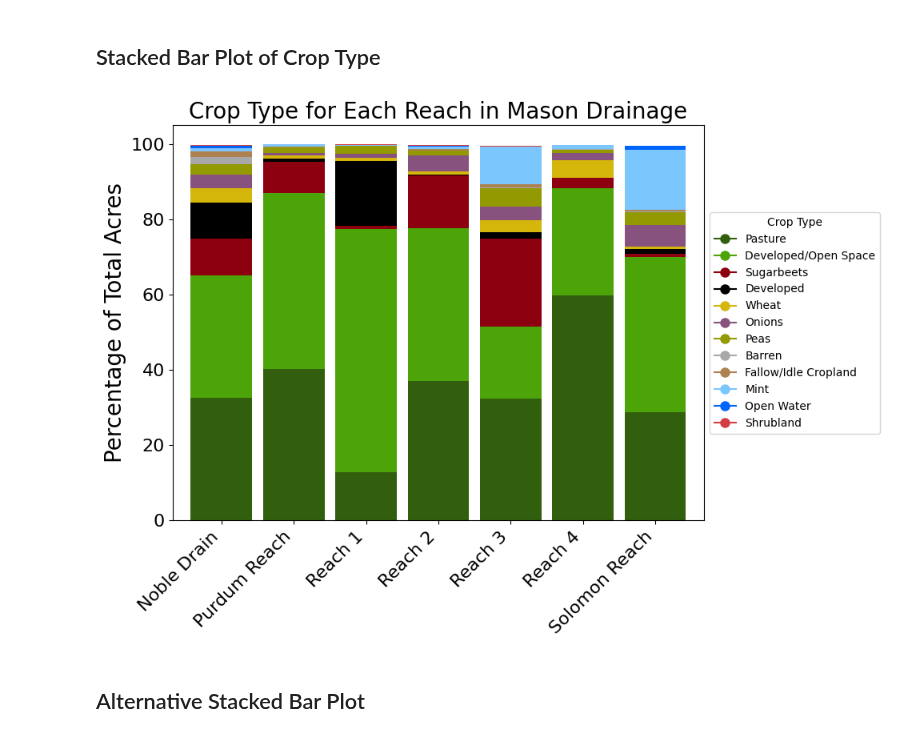
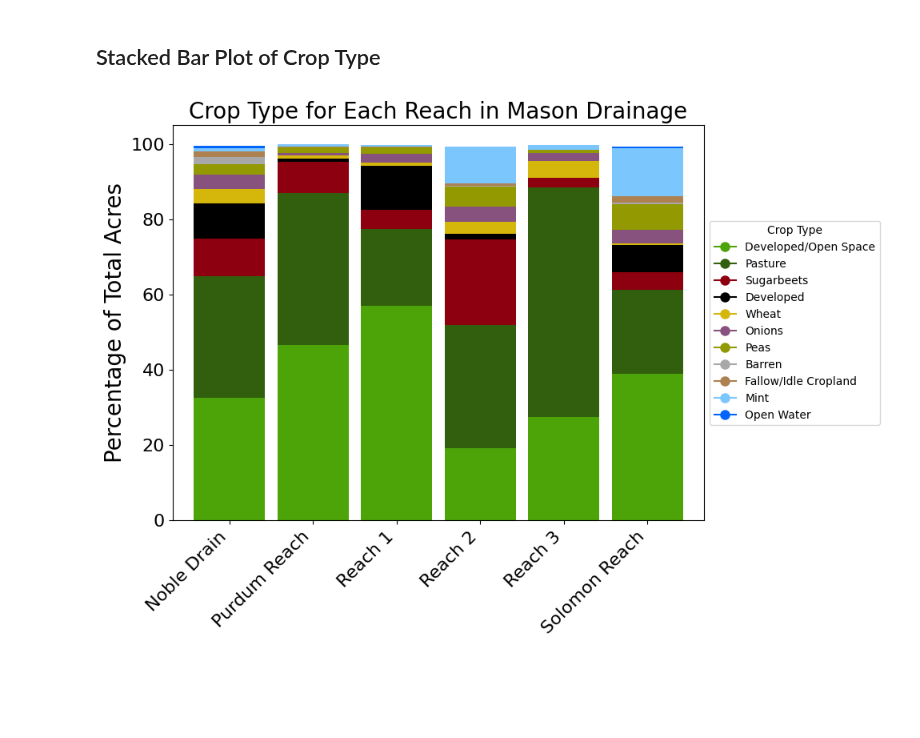
Before and after one commit to carlibeisel/mason_water_budget, a Jupyter notebook: reach_croptype.ipynb, the cells around one changed output. Saved outputs shown, nothing was run; the diff lists cells and outputs as text; code cells hidden in the pictures; blank space fills up the shorter version.

```diff
--- a/reach_croptype.ipynb
+++ b/reach_croptype.ipynb
@@ -58,9 +58,9 @@ Drive already mounted at /content/drive; to attempt to forcibly remount, call dr
 #   Mask to Reach Shapefile    #
 # ---------------------------- #
 
-reaches = gpd.read_file('/content/drive/MyDrive/Data/Mason/data_input/reach_shapefile/Reach_Final/Reach_Final.shp')
+reaches = gpd.read_file('/content/drive/MyDrive/Data/Mason Water Budget/data_input/reach_shapefile/Reaches_Final_1209/Reach_Final.shp')
 years = list(range(2014, 2024))
-cdl_files = [f'/content/drive/MyDrive/Data/Mason/data_input/land_cover/mason_cdl/mason{year}.tif' for year in years]
+cdl_files = [f'/content/drive/MyDrive/Data/Mason Water Budget/data_input/land_cover/mason_cdl/mason{year}.tif' for year in years]
 
 # Output directory
 output_dir = '/content/drive/MyDrive/Data/Mason/data_input/land_cover/masked/'
@@ -73,7 +73,7 @@ reaches = reaches.to_crs(data[0].crs)  # Reproject reach shapefile to match rast
 
 # Loop through each reach and each year of CDL data
 for i, row in reaches.iterrows():
-    feature_name = row['Name']  # Reach name
+    feature_name = row['Reach']  # Reach name
     geometry = row['geometry']  # Reach geometry
     coords = [json.loads(gpd.GeoSeries(geometry).to_json())['features'][0]['geometry']]  # Geometry in JSON format
 
@@ -451,7 +468,11 @@ All reach data saved to /content/drive/MyDrive/Data/Mason Water Budget/data_outp
 # %% [markdown]
 ## Stacked Bar Plot of Crop Type
 # %%
-# Read the data
+# ------------------------ #
+# Figure: Major crop types
+# ------------------------ #
+
+
 df = pd.read_csv('/content/drive/MyDrive/Data/Mason Water Budget/data_output/land_use/2023_cdl_reach.csv')
 
 # Calculate total acres per reach to calculate percentages
@@ -492,36 +513,34 @@ crop_palette = {
     "Open Water": "xkcd:bright blue",
     "Double Crop": "xkcd:black",
     "Vegetables/Fruit": "#846075",
-    "Barren": "#A8A8A8"
+    "Barren": "#A8A8A8",
 }
 
 # Filter the color palette to include only present crops
 present_crops = sorted_pivot_df.columns[sorted_pivot_df.sum() > 0.5]
 filtered_palette = {crop: crop_palette.get(crop, "grey") for crop in present_crops}
 
 # Match colors in the order of filtered crops
 colors = [filtered_palette[crop] for crop in present_crops]
 
 # Create the plot with only relevant crops
 fig, ax = plt.subplots(figsize=(10, 7))
 sorted_pivot_df[present_crops].plot(kind='bar', stacked=True, ax=ax, width=0.85, color=colors)
 
 # Move the legend outside the plot
 patches = [plt.Line2D([0], [0], marker='o', color=color, markersize=8, label=label) for label, color in filtered_palette.items()]
 ax.legend(handles=patches, loc='center left', bbox_to_anchor=(1.0, 0.5), title="Crop Type")
 
 # Add labels and title
 plt.ylabel('Percentage of Total Acres', fontsize=20)
 plt.yticks(fontsize=16)
 plt.xlabel('', fontsize=20)
 plt.xticks(fontsize=16, rotation=45, ha='right')  # Tilts the x-axis labels at 45 degrees
 plt.title('Crop Type for Each Reach in Mason Drainage', fontsize=20)
 
 plt.tight_layout()
 plt.show()
-plt.savefig('/content/drive/MyDrive/Data/Mason Water Budget/data_output/land_use/Figures/2023_cdl_reach_stackedbar.png', dpi=300)
+plt.savefig('/content/drive/MyDrive/Data/Mason Water Budget/data_output/land_use/Figures/2023_cdl_reach.png', dpi=300)
 plt.close()
 # %% [output]
-[figure, old version]
+[figure, new version]
-# %% [markdown]
-## Alternative Stacked Bar Plot
```
Also changed, not shown: parts of 7 cells of this notebook.
